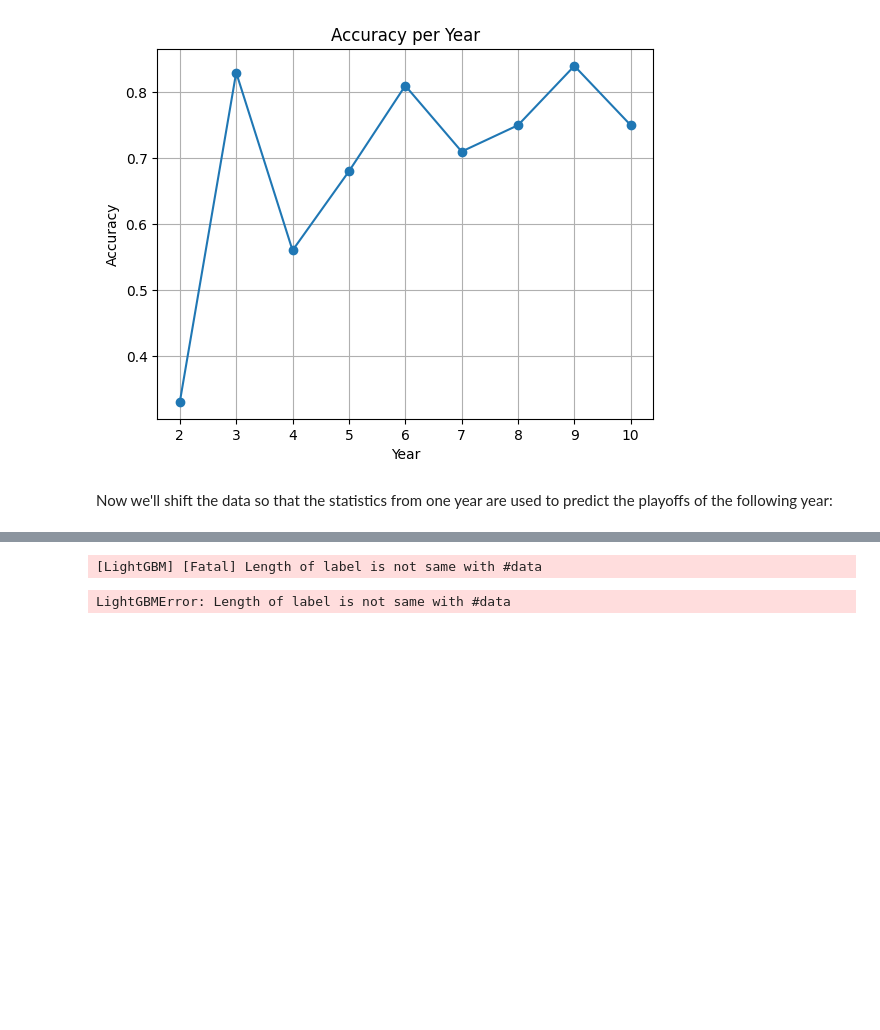
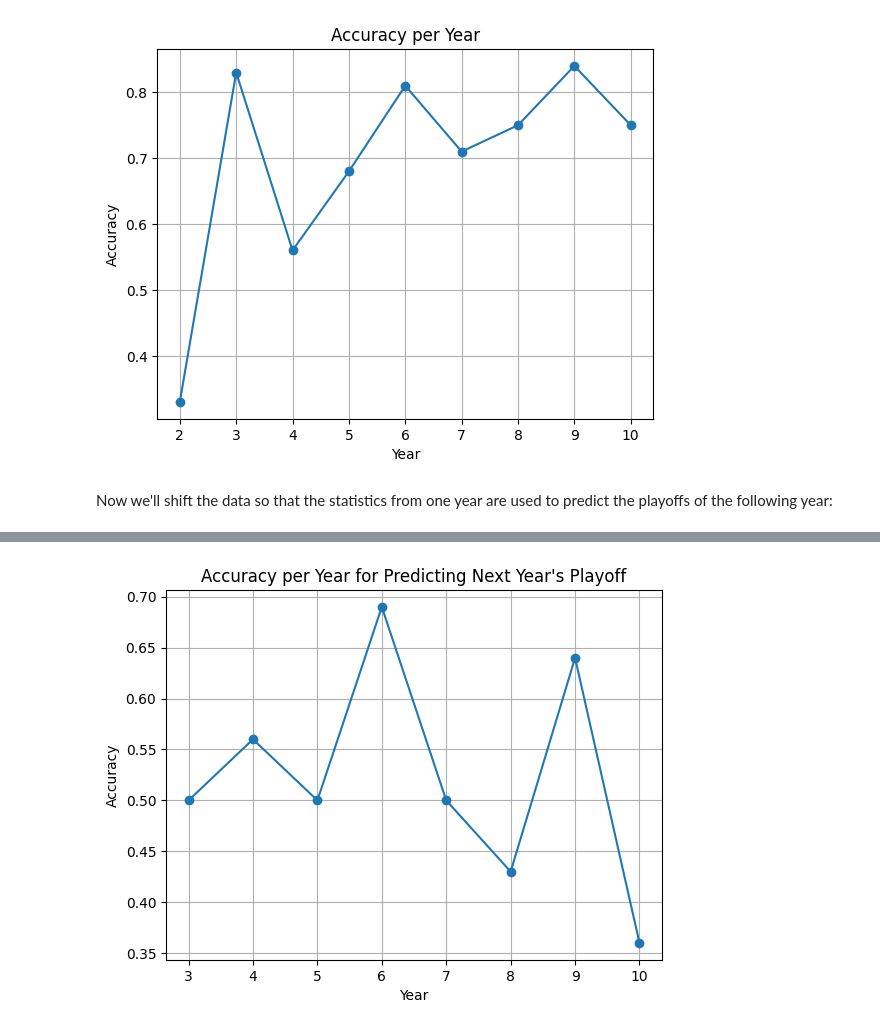
Before and after one commit to P1ntas/Machine-Learning, a Jupyter notebook: notebook.ipynb, the cells around one changed output, grey strips where cells are left out. Drawn from its saved outputs; the diff is of its cells as text; code cells hidden in the pictures; blank space fills up the shorter version.

Commit message:
Removed hardcoded teams

```diff
--- a/notebook.ipynb
+++ b/notebook.ipynb
@@ -420,6 +420,7 @@ def run_model_shift(data):
 
     data[string_columns.columns] = string_columns.astype('category')
 
+
     # if 'i' is 2, we want to predict the playoffs in year 3, etc.
     for i in range(2, len(years)):
         train_years = years[:(i - 1)]
@@ -431,6 +432,38 @@ def run_model_shift(data):
         train_2 = data[data['year'].isin(train_years_2)]
         test = data[data['year'] == test_year]
         test_2 = data[data['year'] == test_year_2]
+
+
+        if i > 2:
+            for year in train_years_2:
+                previous_year_data = data[data['year'] == (year - 1)]
+                previous_year_teams = previous_year_data['tmID'].unique()
+                year_teams = data[data['year'] == year]['tmID'].unique()
+                disappeared_teams = [team for team in previous_year_teams if team not in year_teams]
+                new_teams = [team for team in year_teams if team not in previous_year_teams]
+
+                if new_teams:
+                    for team in new_teams:
+                        new_line = pd.DataFrame([[0] * len(train.columns)], columns=train.columns)
+                        new_line['tmID'] = team
+                        train = pd.concat([train, new_line], ignore_index=True)
+                        train = train.convert_dtypes()
+                        string_columns = train.select_dtypes(include=['string'])
+                        train[string_columns.columns] = string_columns.astype('category')
+
+                if disappeared_teams:
+                    for team in disappeared_teams:
+                        new_line = pd.DataFrame([[0] * len(train_2.columns)], columns=train_2.columns)
+                        new_line['tmID'] = team
+                        train_2 = pd.concat([train_2, new_line], ignore_index=True)
+                        train_2 = train_2.convert_dtypes()
+                        string_columns = train_2.select_dtypes(include=['string'])
+                        train_2[string_columns.columns] = string_columns.astype('category')
+
+
+
+
+
 
         current_year_teams = test['tmID'].unique()
 
@@ -511,2 +544 @@ You can set `force_col_wise=true` to remove the overhead.
-[LightGBM] [Fatal] Length of label is not same with #data
-LightGBMError: Length of label is not same with #data
+[figure, added]
```
Also changed, not shown: parts of 1 cell of this notebook.
